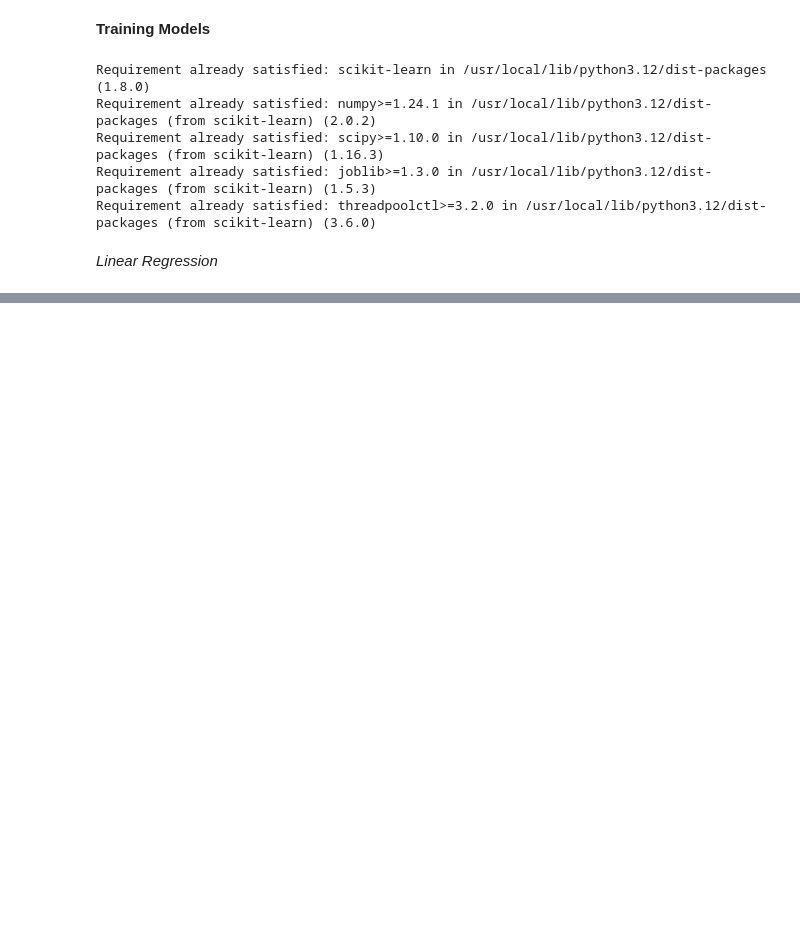
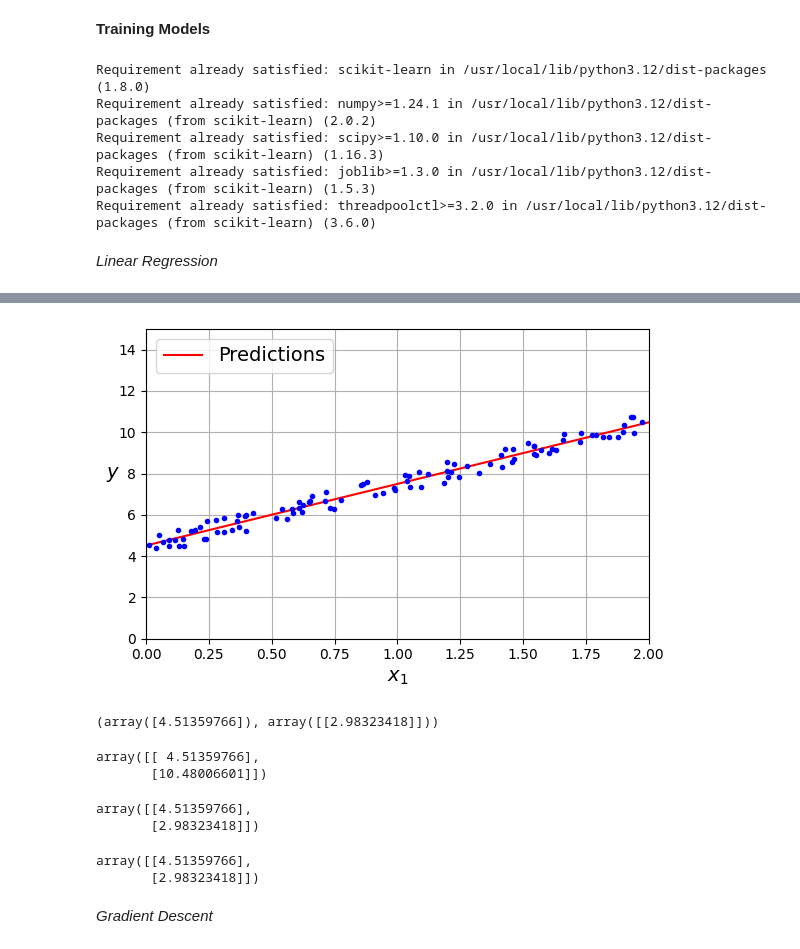
Before and after one commit to Wil1756/100-Days-of-ML, a Jupyter notebook: training_models.ipynb, the cells around one changed output, grey strips where cells are left out. Saved outputs shown, nothing was run; the diff lists cells and outputs as text; code cells hidden in the pictures; blank space fills up the shorter version.

Commit message:
gradient descent

```diff
--- a/training_models.ipynb
+++ b/training_models.ipynb
@@ -40,0 +61,5 @@ _Linear Regression_
+# %%
+from sklearn.preprocessing import add_dummy_feature
+
+X_b = add_dummy_feature(X) # add x0 = 1 to each instance
+theta_best = np.linalg.inv(X_b.T @ X_b) @ X_b.T @ y
@@ -40,0 +79,44 @@ _Linear Regression_
+# %%
+import matplotlib.pyplot as plt
+
+plt.figure(figsize=(6, 4))
+plt.plot(X_new, y_predict, "r-", label="Predictions")
+plt.plot(X, y, "b.")
+
+plt.xlabel("$x_1$")
+plt.ylabel("$y$", rotation=0)
+plt.axis([0, 2, 0, 15])
+plt.grid()
+plt.legend(loc="upper left")
+save_fig("linear_model_predictions_plot")
+plt.show()
+# %% [output]
+[figure, added]
+# %%
+from sklearn.linear_model import LinearRegression
+
+lin_reg = LinearRegression()
+lin_reg.fit(X, y)
+lin_reg.intercept_, lin_reg.coef_
+# %% [output]
+(array([4.51359766]), array([[2.98323418]]))
+# %%
+lin_reg.predict(X_new)
+# %% [output]
+array([[ 4.51359766],
+       [10.48006601]])
+# %%
+# singular value decomposition(SVD)
+
+theta_best_svd, residuals, rank, s = np.linalg.lstsq(X_b, y, rcond=1e-6)
+theta_best_svd
+# %% [output]
+array([[4.51359766],
+       [2.98323418]])
+# %%
+np.linalg.pinv(X_b) @ y
+# %% [output]
+array([[4.51359766],
+       [2.98323418]])
+# %% [markdown]
+_Gradient Descent_
```
Also changed, not shown: parts of 5 cells of this notebook.
